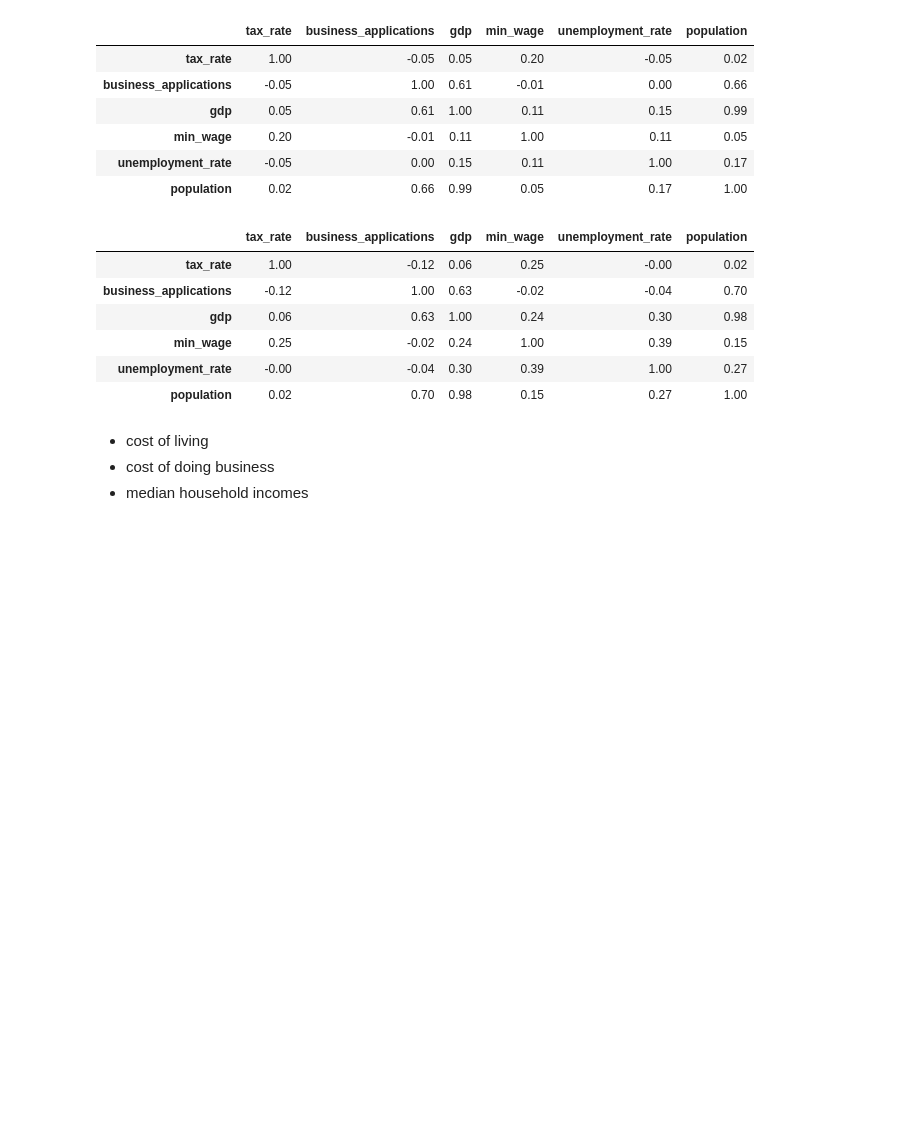
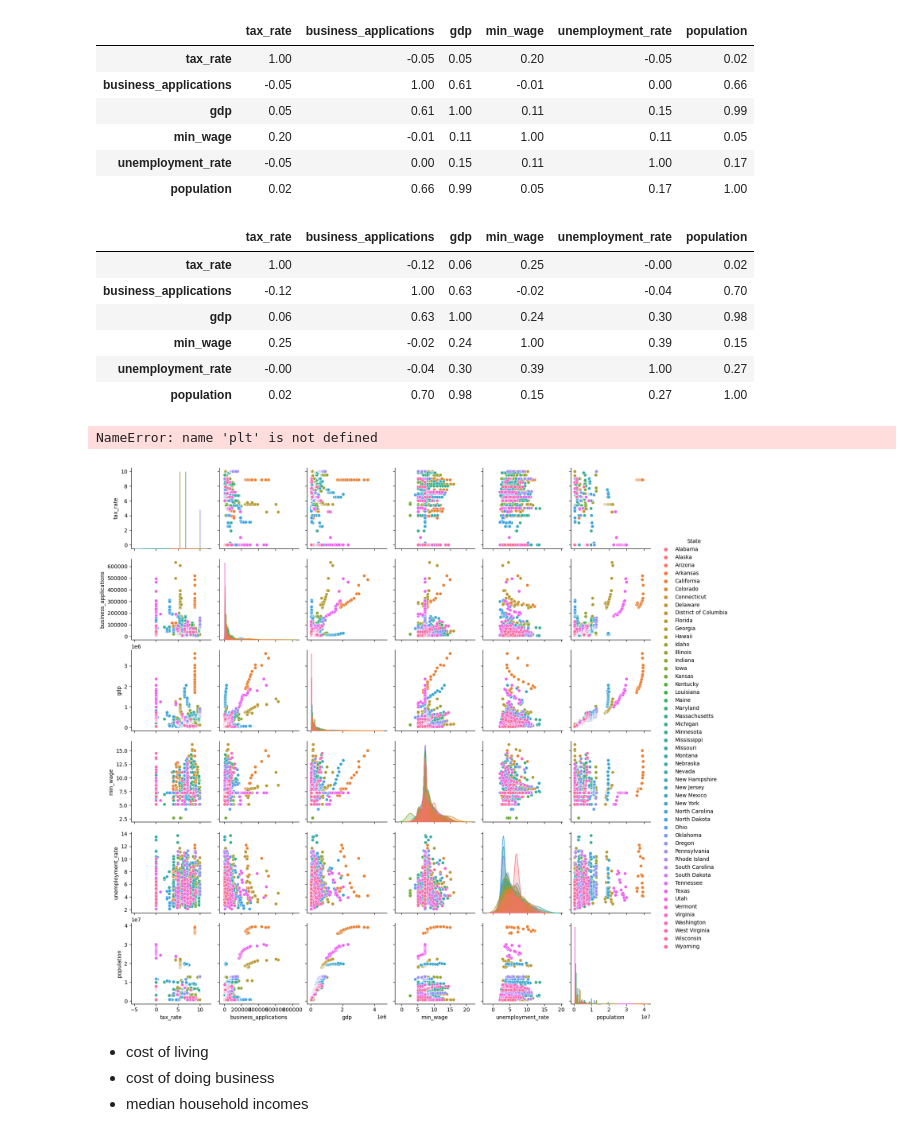
Before and after one commit to anoushkaberry15/data-analytics-project, a Jupyter notebook: Data Cleaning.ipynb, the cells around one changed output. Cells and saved outputs as stored; diff of their text form; code cells hidden in the pictures; blank space fills up the shorter version.

```diff
--- a/Data Cleaning.ipynb
+++ b/Data Cleaning.ipynb
@@ -146,24 +162,29 @@ df['gdp'] = df_gd['gdp']
 #adding minimum wage
 df_mwage = df_mw.melt(id_vars=['State'])
 df_mwage = df_mwage.rename(columns={"variable":"year", 'value':'min_wage'})
-df_mwage = df_mwage.sort_values(by=['State','year'])
-df_mwage = df_mwage.reset_index(drop=True)
+df_mwage = df_mwage.sort_values(by=['State','year']).reset_index(drop=True)
 df['min_wage'] = df_mwage['min_wage']
 # %%
 #adding unemployment
 df_ur_new = df_ur.melt(id_vars=['State'])
 df_ur_new = df_ur_new.rename(columns={"variable":"year", 'value':'unemployment_rate'})
-df_ur_new = df_ur_new.sort_values(by=['State','year'])
-df_ur_new = df_ur_new.reset_index(drop=True)
+df_ur_new = df_ur_new.sort_values(by=['State','year']).reset_index(drop=True)
 
 df['unemployment_rate'] = df_ur_new['unemployment_rate']
 # %%
 #adding population
 df_pp = df_pop.melt(id_vars=['State'])
 df_pp = df_pp.rename(columns={"variable":"year", 'value':'population'})
-df_pp = df_pp.sort_values(by=['State','year'])
-df_pp = df_pp.reset_index(drop=True)
+df_pp = df_pp.sort_values(by=['State','year']).reset_index(drop=True)
+
 df['population'] = df_pp['population']
+# %%
+#adding median household income
+df_m = df_mhi.melt(id_vars=['State'])
+df_m = df_m.rename(columns={"variable":"year", 'value':'median_income'})
+df_m = df_m.sort_values(by=['State','year']).reset_index(drop=True)
+
+df['median_hh_income'] = df_m['median_income']
 # %%
 #checking
 df.shape
@@ -211,6 +248,12 @@ df[df['year'] == '2022'].corr().round(2)
 | min_wage | 0.25 | -0.02 | 0.24 | 1.00 | 0.39 | 0.15 |
 | unemployment_rate | -0.00 | -0.04 | 0.30 | 0.39 | 1.00 | 0.27 |
 | population | 0.02 | 0.70 | 0.98 | 0.15 | 0.27 | 1.00 |
+# %%
+sns.pairplot(df, hue='State',kind='scatter')
+plt.show()
+# %% [output]
+NameError: name 'plt' is not defined
+[figure, added]
 # %% [markdown]
 - cost of living
 - cost of doing business
```
Also changed, not shown: parts of 8 cells of this notebook, 3 other files.
